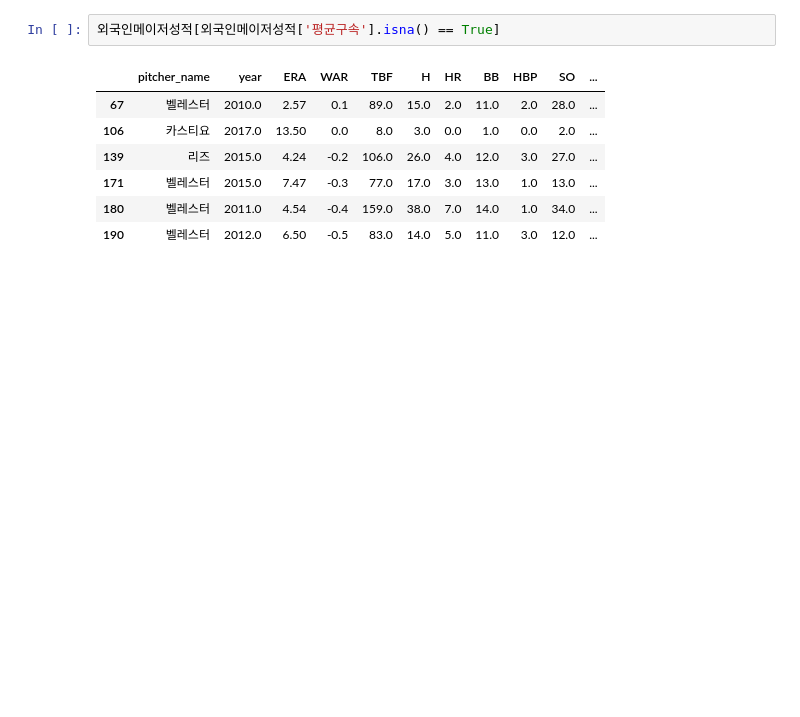
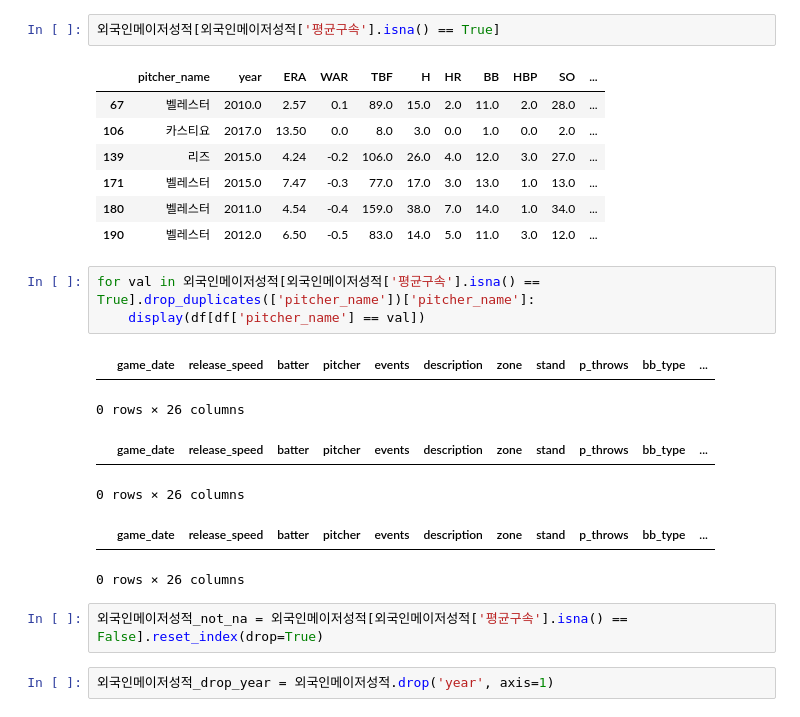
Before and after one commit to sc303030/DataAnalysisStudy, a Jupyter notebook: gyeonghyeon_baseball_01/baseball_2.ipynb, the cells around one changed output. Drawn from its saved outputs; the diff is of its cells as text; blank space fills up the shorter version.

```diff
--- a/gyeonghyeon_baseball_01/baseball_2.ipynb
+++ b/gyeonghyeon_baseball_01/baseball_2.ipynb
@@ -160,3 +140,17 @@ for idx, value in 평균구속.iterrows():
 | 171 | 벨레스터 | 2015.0 | 7.47 | -0.3 | 77.0 | 17.0 | 3.0 | 13.0 | 1.0 | 13.0 | ... |
 | 180 | 벨레스터 | 2011.0 | 4.54 | -0.4 | 159.0 | 38.0 | 7.0 | 14.0 | 1.0 | 34.0 | ... |
 | 190 | 벨레스터 | 2012.0 | 6.50 | -0.5 | 83.0 | 14.0 | 5.0 | 11.0 | 3.0 | 12.0 | ... |
+# %%
+for val in 외국인메이저성적[외국인메이저성적['평균구속'].isna() == True].drop_duplicates(['pitcher_name'])['pitcher_name']:
+    display(df[df['pitcher_name'] == val])
+# %% [output]
+|  | game_date | release_speed | batter | pitcher | events | description | zone | stand | p_throws | bb_type | ... |
+0 rows × 26 columns
+|  | game_date | release_speed | batter | pitcher | events | description | zone | stand | p_throws | bb_type | ... |
+0 rows × 26 columns
+|  | game_date | release_speed | batter | pitcher | events | description | zone | stand | p_throws | bb_type | ... |
+0 rows × 26 columns
+# %%
+외국인메이저성적_not_na = 외국인메이저성적[외국인메이저성적['평균구속'].isna() == False].reset_index(drop=True)
+# %%
+외국인메이저성적_drop_year = 외국인메이저성적.drop('year', axis=1)
```
Also changed, not shown: parts of 3 cells of this notebook, 1 other file.
